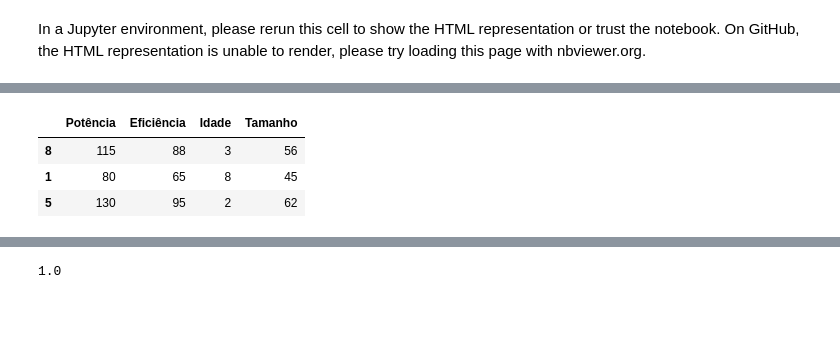
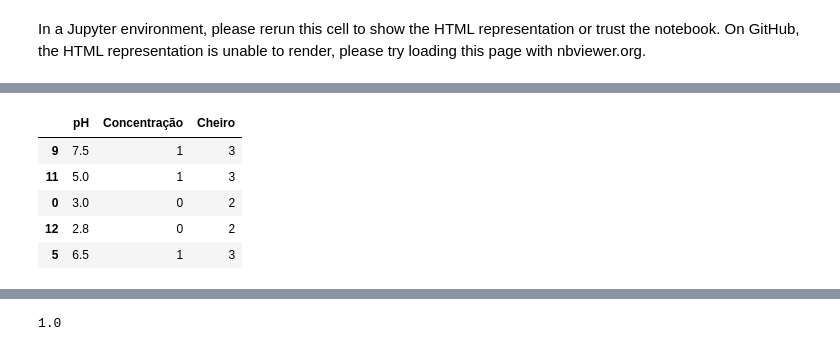
Before and after one commit to Jackvs720v/BigDataIA, a Jupyter notebook: _exercicios/aula8Ex2.ipynb, the cells around one changed output, grey strips where cells are left out. Drawn from its saved outputs; the diff is of its cells as text; code cells hidden in the pictures; blank space fills up the shorter version.

```diff
--- a/_exercicios/aula8Ex2.ipynb
+++ b/_exercicios/aula8Ex2.ipynb
@@ -51,10 +52,12 @@ array(['Eficiente', 'Ineficiente', 'Eficiente'], dtype=object)
-# %%
-X_test
-# %% [output]
-|  | Potência | Eficiência | Idade | Tamanho |
-| 8 | 115 | 88 | 3 | 56 |
-| 1 | 80 | 65 | 8 | 45 |
-| 5 | 130 | 95 | 2 | 62 |
+# %%
+X_teste
+# %% [output]
+|  | pH | Concentração | Cheiro |
+| 9 | 7.5 | 1 | 3 |
+| 11 | 5.0 | 1 | 3 |
+| 0 | 3.0 | 0 | 2 |
+| 12 | 2.8 | 0 | 2 |
+| 5 | 6.5 | 1 | 3 |
 # %%
 data.head(20)
 # %% [output]
```
Also changed, not shown: parts of 13 cells of this notebook, 4 other files.
